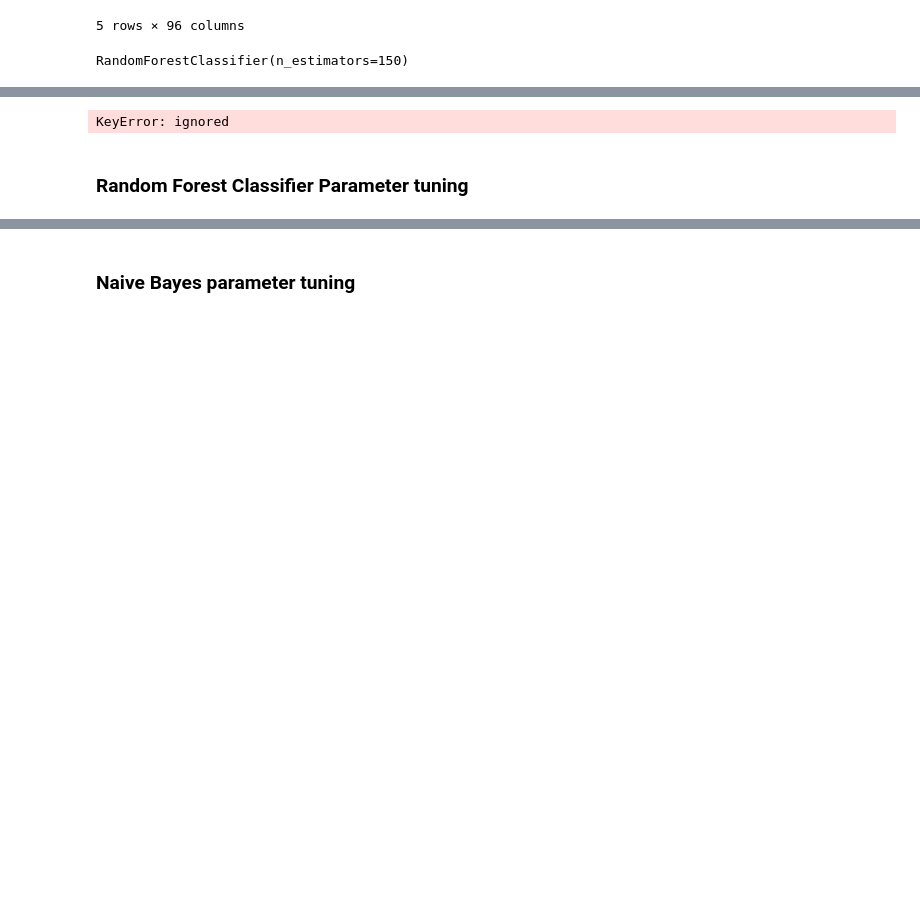
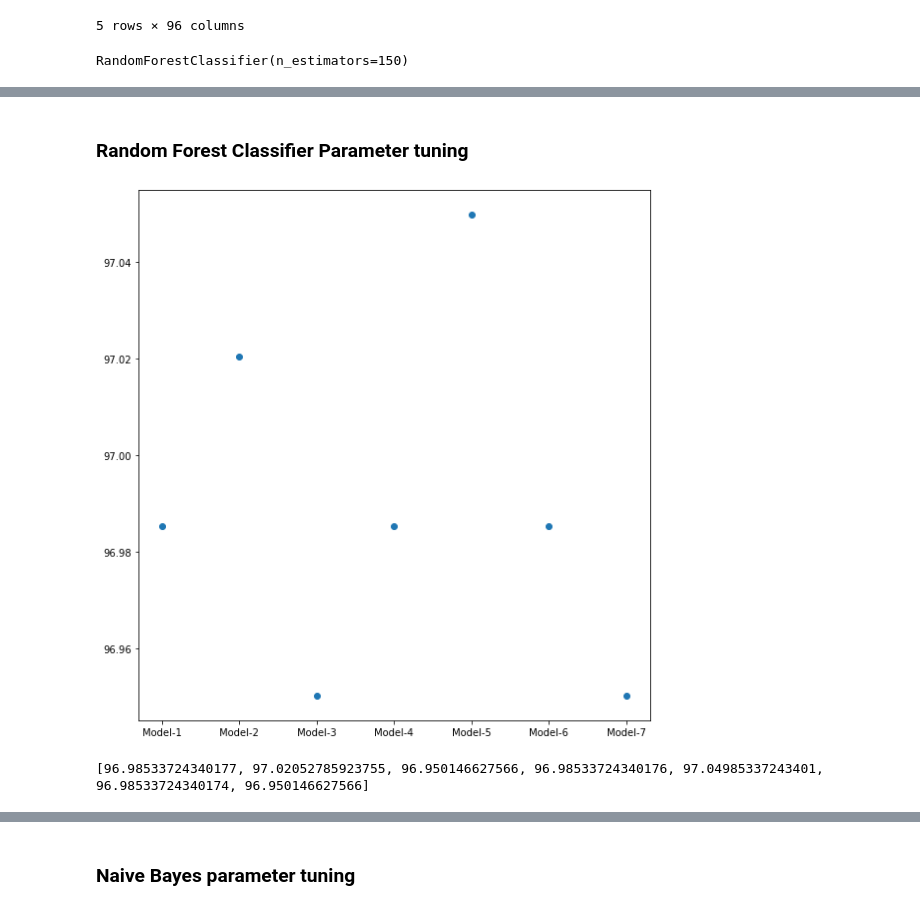
Before and after one commit to RushilPatel0703/ACML_Project, a Jupyter notebook: ACML_Project_Draft.ipynb, the cells around one changed output, grey strips where cells are left out. Saved outputs shown, nothing was run; the diff lists cells and outputs as text; code cells hidden in the pictures; blank space fills up the shorter version.

```diff
--- a/ACML_Project_Draft.ipynb
+++ b/ACML_Project_Draft.ipynb
@@ -59,11 +55,12 @@ plt.rcParams["figure.figsize"] = (28,28)
 # %%
-new_data = data[' Net Value Growth Rate',
+new_data = data[[' Net Value Growth Rate',
                 ' Borrowing dependency',
                 ' Persistent EPS in the Last Four Seasons',
                 ' Cash/Total Assets',
                 ' Net profit before tax/Paid-in capital',
                 ' Non-industry income and expenditure/revenue',
-                ' Net worth/Assets','Equity to Liability',
+                ' Net worth/Assets',
+                ' Equity to Liability',
                 ' Total debt/Total net worth',
                 ' Degree of Financial Leverage (DFL)',
                 ' Fixed Assets Turnover Frequency',
@@ -80,12 +77,11 @@ new_data = data[' Net Value Growth Rate',
                 ' Net Value Per Share (C)',
                 ' Continuous interest rate (after tax)',
                 ' ROA(B) before interest and depreciation after tax',
-                ' Accounts Receivable Turnover',' Net Value Per Share (B)',
+                ' Accounts Receivable Turnover',
+                ' Net Value Per Share (B)',
                 ' Total Asset Return Growth Rate Ratio',
                 ' Per Share Net profit before tax (Yuan ¥)',
                 ' Quick Ratio',
                 ' Operating Expense Rate',
                 ' No-credit Interval',
-                ' ROA(C) before interest and depreciation before interest']
+                ' ROA(C) before interest and depreciation before interest']]
-# %% [output]
-KeyError: ignored
@@ -145,3 +145,21 @@ for i in range(0,10):
+# %%
+clf1 = sum(accuracy1)/10
+clf2 = sum(accuracy2)/10
+clf3 = sum(accuracy3)/10
+clf4 = sum(accuracy4)/10
+clf5 = sum(accuracy5)/10
+clf6 = sum(accuracy6)/10
+clf7 = sum(accuracy7)/10
+# %%
+plt.scatter(['Model-1','Model-2','Model-3','Model-4','Model-5','Model-6','Model-7'],[clf1,clf2,clf3,clf4,clf5,clf6,clf7])
+plt.rcParams["figure.figsize"] = (8,8)
+plt.tight_layout()
+# %% [output]
+[figure, added]
+# %%
+print([clf1,clf2,clf3,clf4,clf5,clf6,clf7])
+# %% [output]
+[96.98533724340177, 97.02052785923755, 96.950146627566, 96.98533724340176, 97.04985337243401, 96.98533724340174, 96.950146627566]
 # %%
 plt.plot(estimators,accuracy1,color='pink')
 plt.plot(estimators,accuracy2,color='blue')
```
Also changed, not shown: parts of 14 cells of this notebook.
